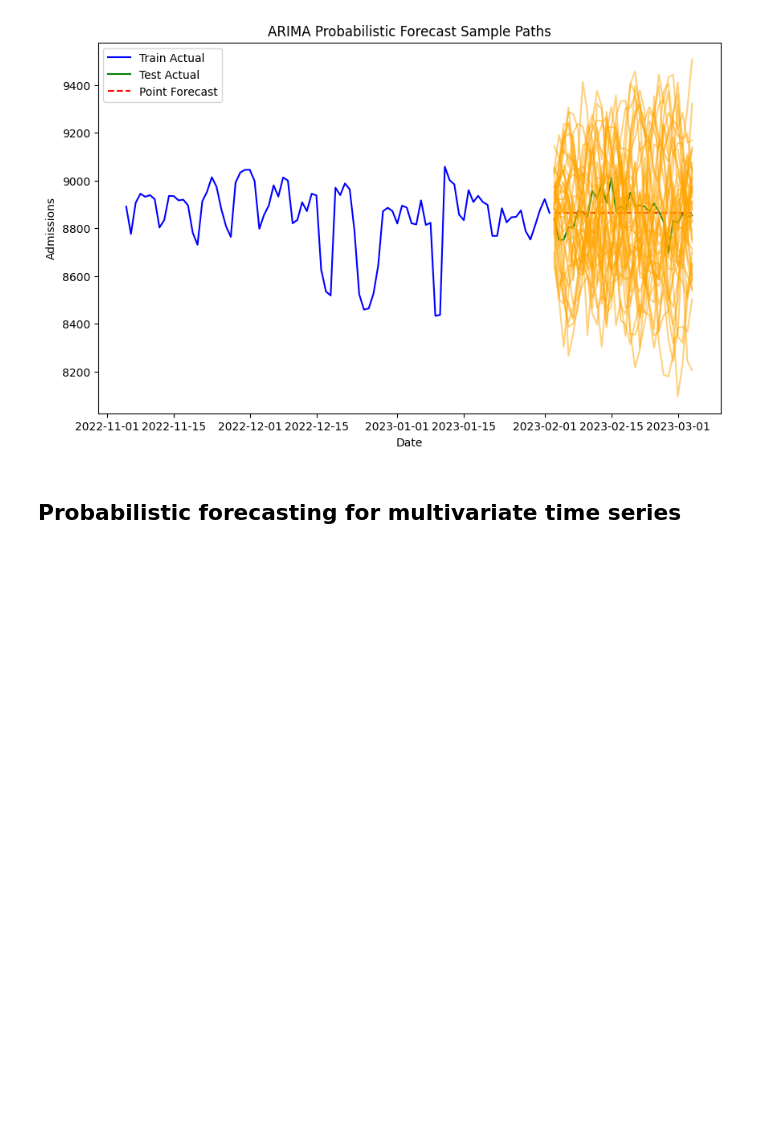
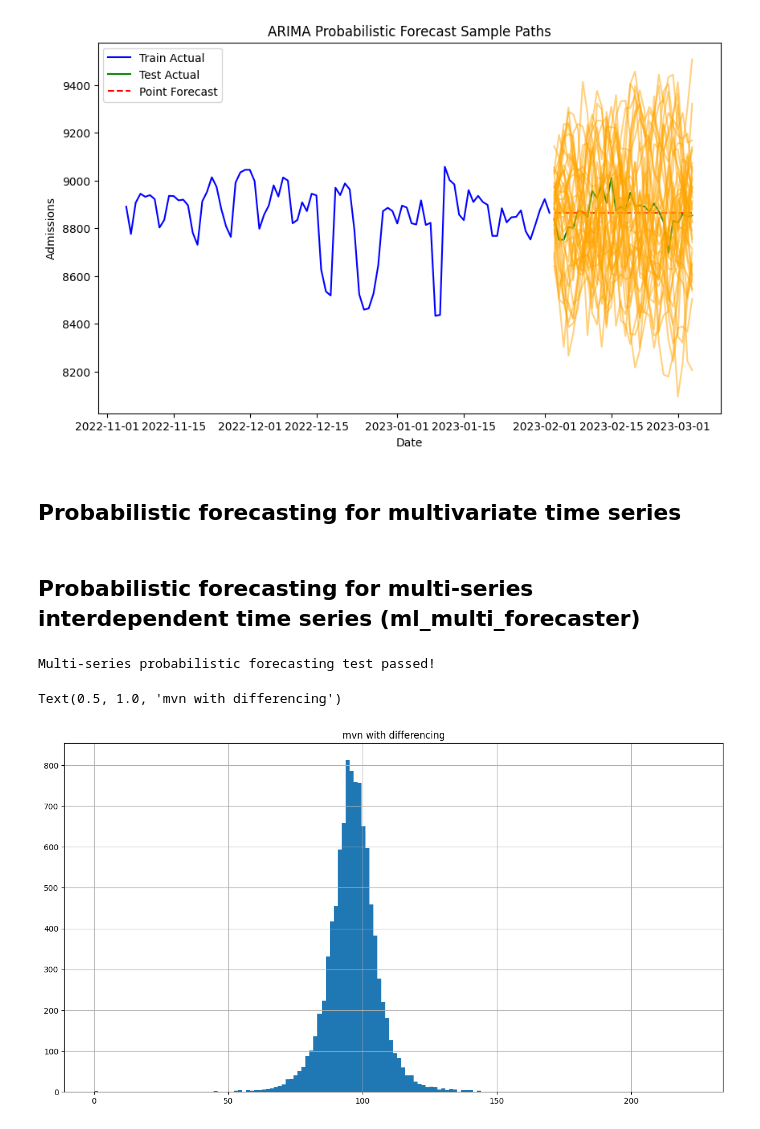
Before and after one commit to mustafaslanCoto/peshbeen, a Jupyter notebook: nbs/modules/04_prob_forecast.ipynb, the cells around one changed output. Drawn from its saved outputs; the diff is of its cells as text; code cells hidden in the pictures; blank space fills up the shorter version.

```diff
--- a/nbs/modules/04_prob_forecast.ipynb
+++ b/nbs/modules/04_prob_forecast.ipynb
@@ -940,3 +681,5 @@ prob_ml_mv = mv_prob_forecasts(
 prob_ml_mv.calibrate(train)
 ar = prob_ml_mv.sample(train, n_samples=1000, method="empirical", future_exog=test[cat_variables])
 # ar2 = prob_ml_mv.sample(train, n_samples=1000, method="correlated", future_exog=test[cat_variables])
+# %% [markdown]
+## Probabilistic forecasting for multi-series interdependent time series (ml_multi_forecaster)
@@ -942,0 +1058,53 @@ ar = prob_ml_mv.sample(train, n_samples=1000, method="empirical", future_exog=te
+# %%
+#| hide
+
+from sklearn.linear_model import Ridge
+from peshbeen.datasets import load_sales
+from peshbeen.models import ml_multi_forecaster
+
+df_sales = load_sales()
+sample_series = sorted(df_sales['store_item'].unique())[:4]
+df_sub = df_sales[df_sales['store_item'].isin(sample_series)].copy()
+
+forecaster = ml_multi_forecaster(
+    model=Ridge(),
+    id_col='store_item',
+    target_col='sales',
+    lags=7,
+    difference = 1,
+    series_encoding='dummy',
+)
+
+prob = multi_prob_forecasts(
+    model=forecaster,
+    H=10,
+    n_calibration=None,
+    random_state=42
+)
+
+prob.calibrate(df_sub)
+sampled_mvn = prob.sample(df_sub, n_samples=10000, method="mvn")
+sampled_t = prob.sample(df_sub, n_samples=10000, method="student_t", df_t_deg=4.0)
+sampled_copula = prob.sample(df_sub, n_samples=10000, method="copula")
+sampled_single = prob.sample(df_sub, n_samples=10000, method="mvn", target_series="store_01_item_01")
+q_dict = sampled_mvn.sample_quantiles(quantiles=[0.05, 0.5, 0.95])
+pi_dict = sampled_mvn.prediction_intervals(coverage=0.90)
+
+assert len(sampled_mvn.sample_paths) == 4
+assert len(sampled_single.sample_paths) == 1
+assert "store_01_item_01" in q_dict
+assert "lower_90" in pi_dict["store_01_item_01"].columns
+print("Multi-series probabilistic forecasting test passed!")
+
+xy = sampled_t.sample_paths_panel_df
+yz = sampled_copula.sample_paths_panel_df
+# %% [output]
+Multi-series probabilistic forecasting test passed!
+# %%
+#| hide
+
+xy[(xy["store_item"] == "store_01_item_01")&(xy["horizon"] == 1)]["sample_path"].hist(bins = 150, figsize = (15,8))
+plt.title("mvn with differencing")
+# %% [output]
+Text(0.5, 1.0, 'mvn with differencing')
+[figure, added]
```
Also changed, not shown: parts of 4 cells of this notebook, 23 other files.
